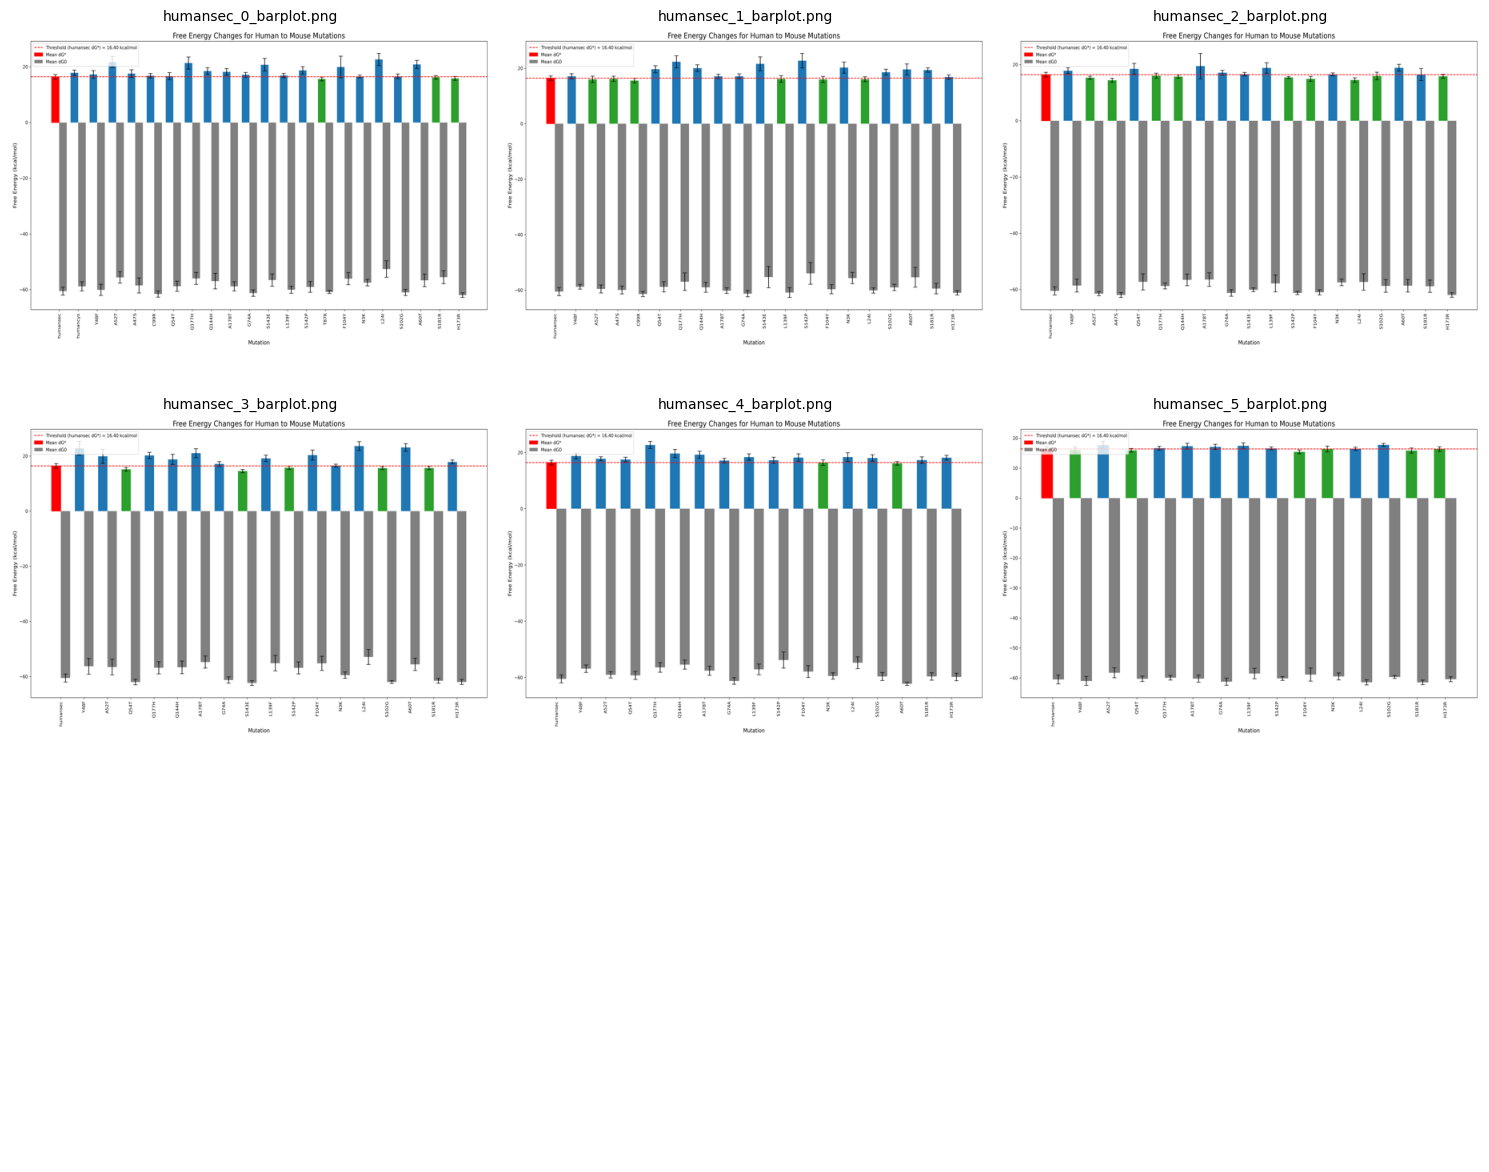
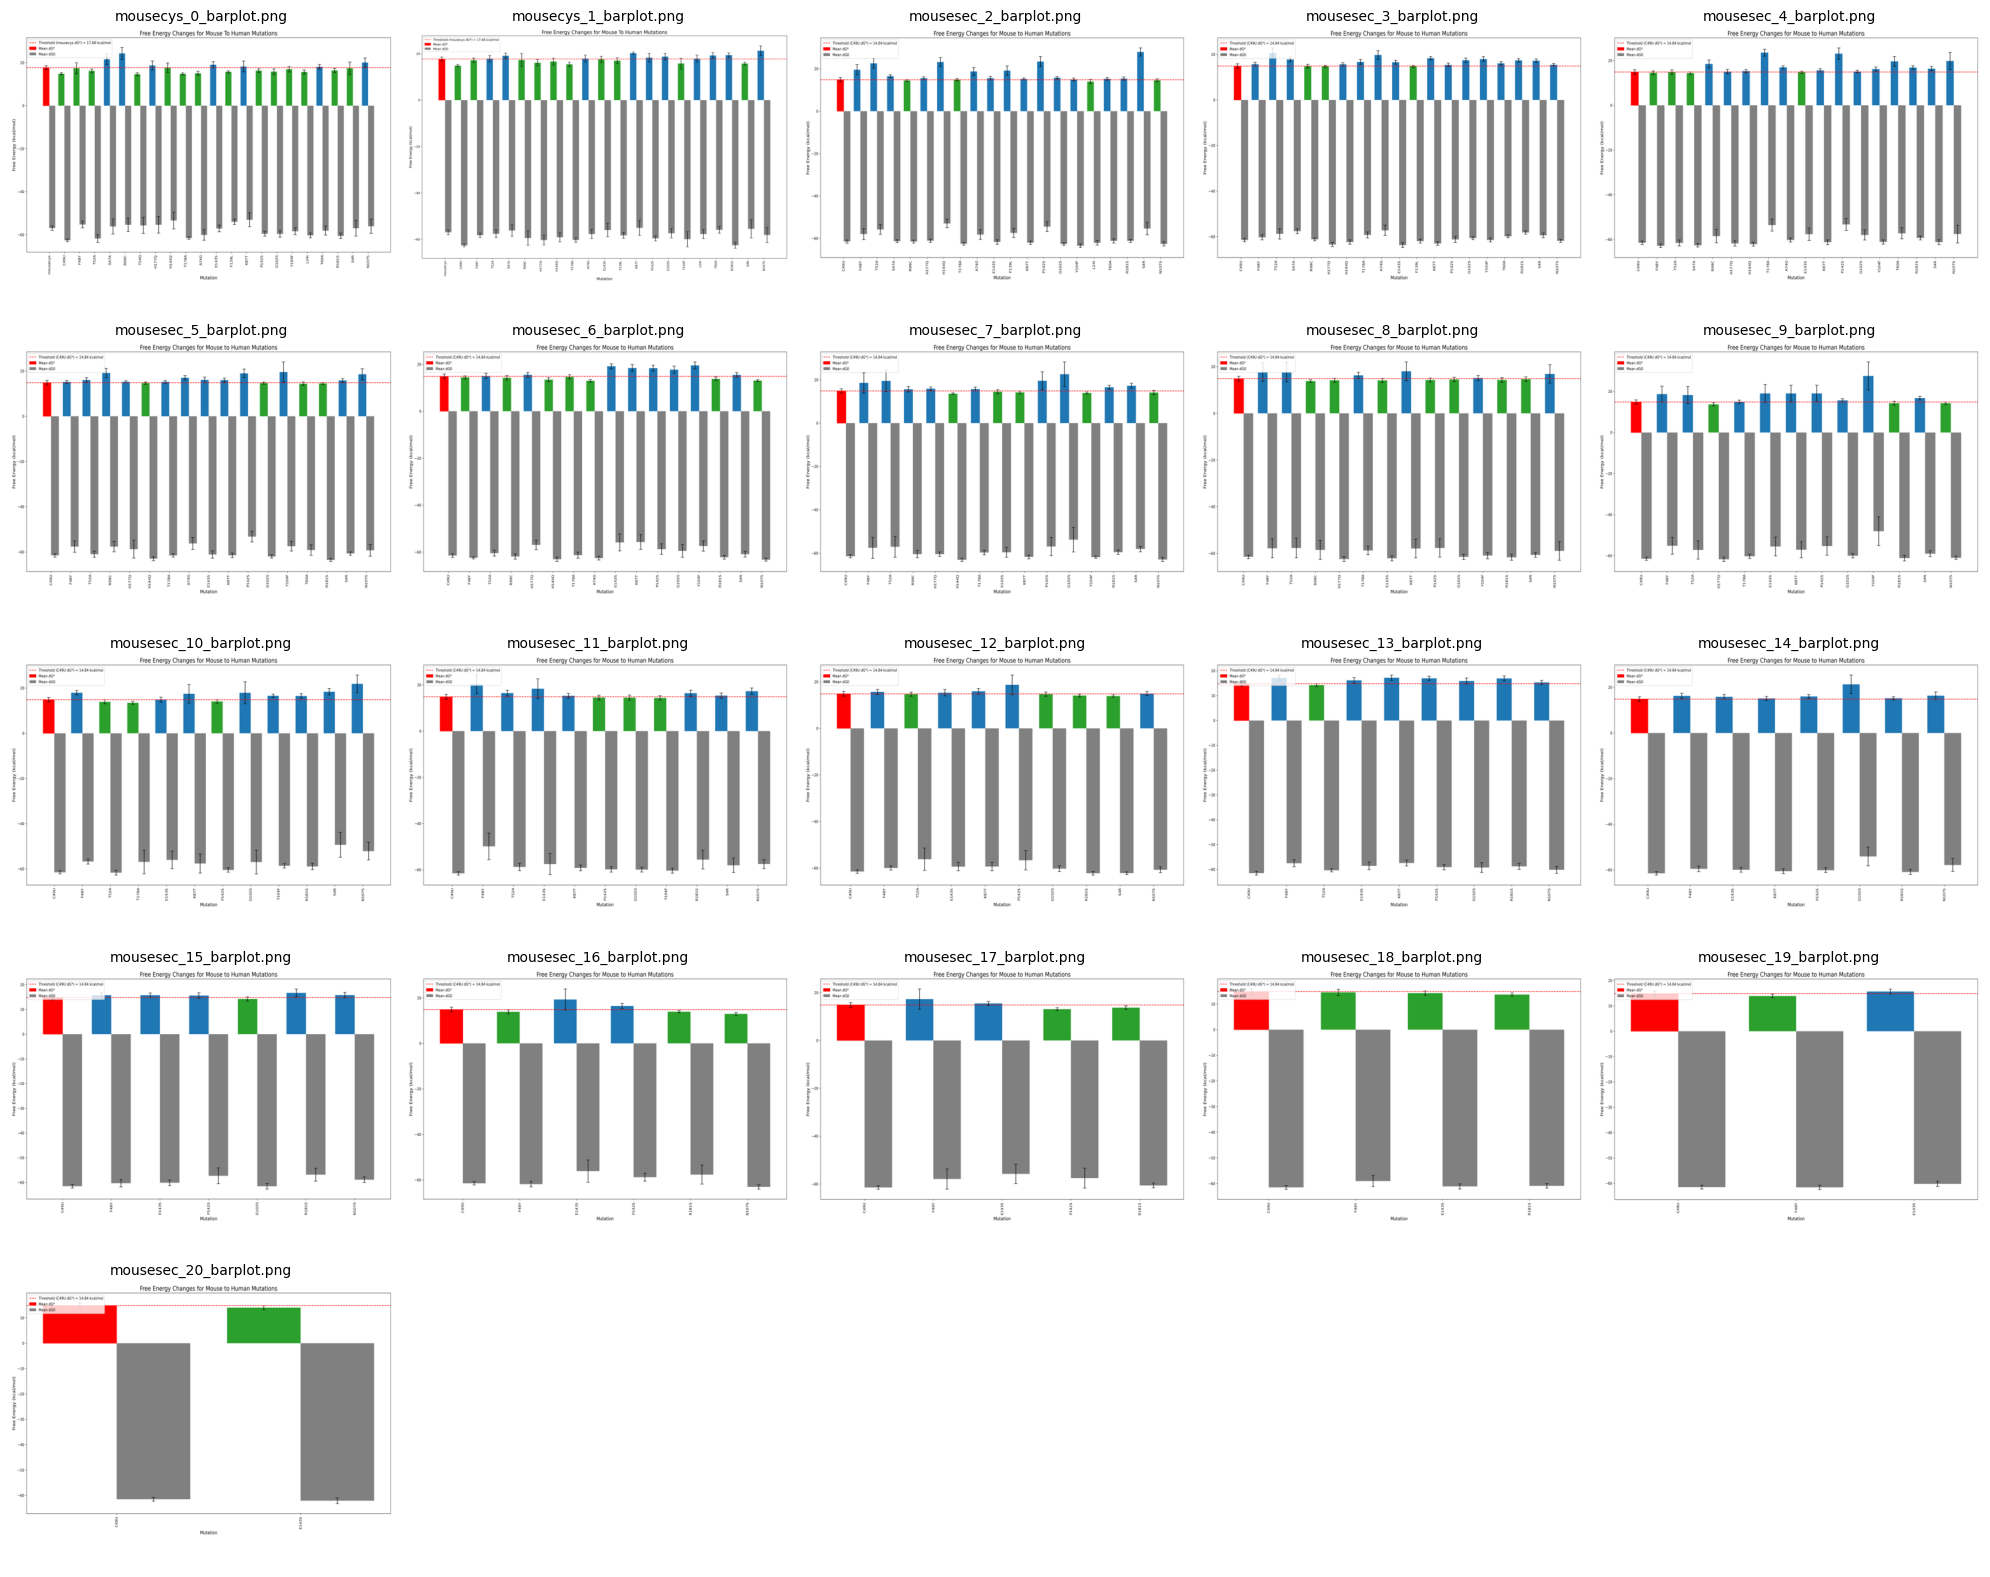
The notebook cell's code change between the first figure and the second:
--- before
+++ after
@@ -5,13 +5,9 @@
 # Image filenames
 image_files = [
-    "humansec_0_barplot.png",
-    "humansec_1_barplot.png",
-    "humansec_2_barplot.png",
-    "humansec_3_barplot.png",
-    "humansec_4_barplot.png",
-    "humansec_5_barplot.png",
-]
+    "mousecys_0_barplot.png",
+    "mousecys_1_barplot.png",
+] + [f"mousesec_{i}_barplot.png" for i in range(2, 21)]
 
-fig, axs = plt.subplots(3, 3, figsize=(15, 12))
+fig, axs = plt.subplots(5, 5, figsize=(20, 16))  # Adjust grid size
 axs = axs.flatten()
 
@@ -30,4 +26,3 @@
 
 plt.tight_layout()
-plt.savefig("barplot_subplots_human.png", dpi=150)
 plt.show()

Commit: all